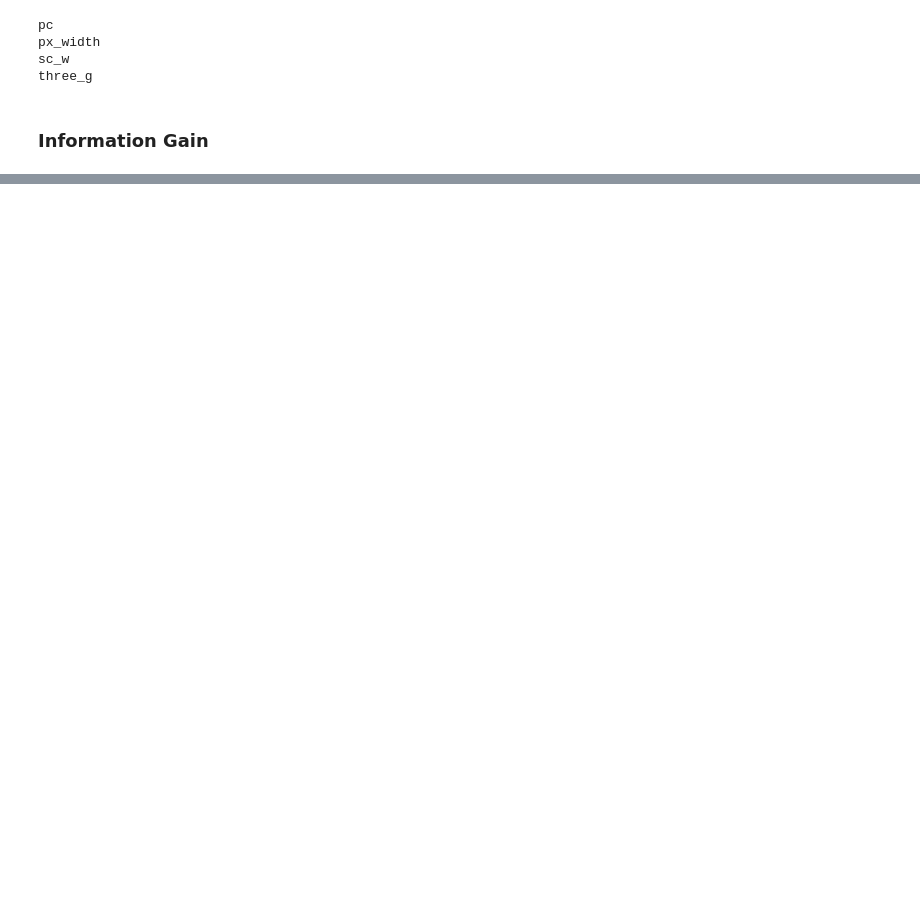
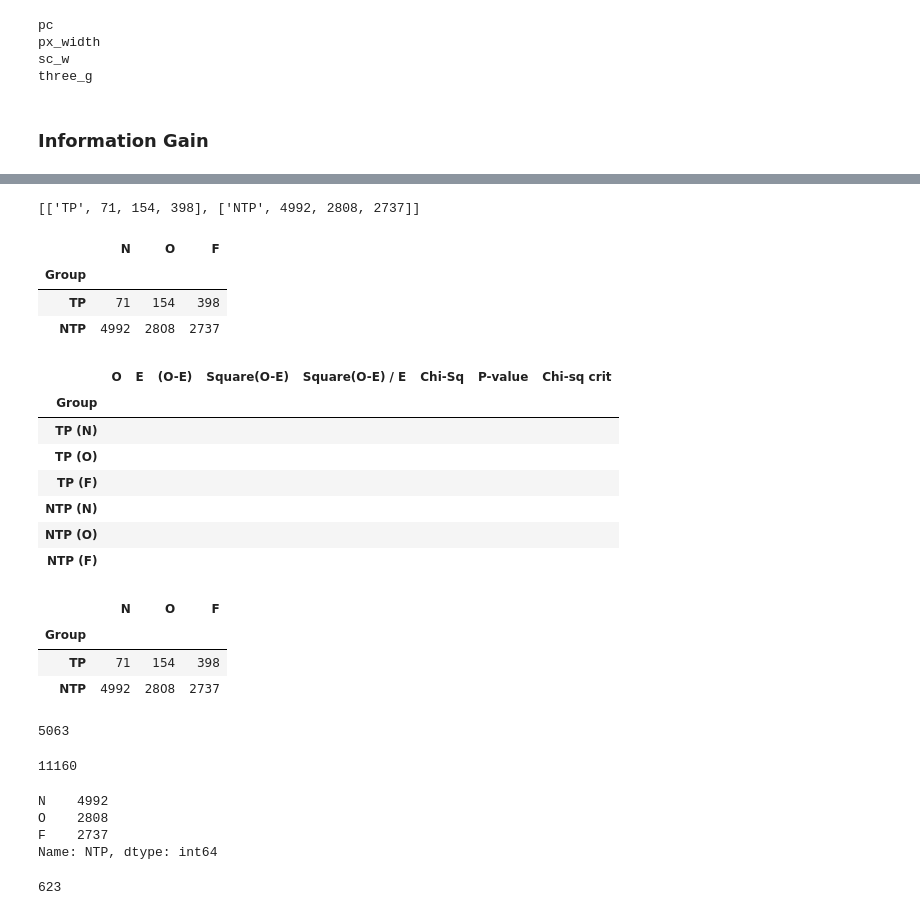
Before and after one commit to Bhaiyahns45/Machine-Learning, a Jupyter notebook: Week 3/Feature Selection.ipynb, the cells around one changed output, grey strips where cells are left out. Drawn from its saved outputs; the diff is of its cells as text; code cells hidden in the pictures; blank space fills up the shorter version.

```diff
--- a/Week 3/Feature Selection.ipynb
+++ b/Week 3/Feature Selection.ipynb
@@ -258,0 +820,16 @@ dtype: float64
+# %%
+no_of_group = ['TP','NTP']
+
+category = ['N','O','F']
+
+values_dict = {'TP':[71,154,398],
+              'NTP':[4992,2808,2737]}
+# %%
+data = []
+for gp in no_of_group:
+    g1 = [gp] + [val for val in values_dict[gp]]
+    data.append(g1)
+# %%
+data
+# %% [output]
+[['TP', 71, 154, 398], ['NTP', 4992, 2808, 2737]]
@@ -258,0 +841,54 @@ dtype: float64
+# %%
+data
+# %% [output]
+|  | N | O | F |
+| Group |  |  |  |
+| TP | 71 | 154 | 398 |
+| NTP | 4992 | 2808 | 2737 |
+# %%
+chi_data = []
+for gp in no_of_group:
+    for cat in category:
+        name = f'{gp} ({cat})'
+        g1 = [name] + [""]*8
+        chi_data.append(g1)
+
+chi_table = pd.DataFrame(chi_data, columns = ['Group', 'O', 'E', '(O-E)', 'Square(O-E)', 'Square(O-E) / E', 'Chi-Sq','P-value', 'Chi-sq crit'])
+chi_table.set_index('Group', inplace = True)
+# %%
+chi_table
+# %% [output]
+|  | O | E | (O-E) | Square(O-E) | Square(O-E) / E | Chi-Sq | P-value | Chi-sq crit |
+| Group |  |  |  |  |  |  |  |  |
+| TP (N) |  |  |  |  |  |  |  |  |
+| TP (O) |  |  |  |  |  |  |  |  |
+| TP (F) |  |  |  |  |  |  |  |  |
+| NTP (N) |  |  |  |  |  |  |  |  |
+| NTP (O) |  |  |  |  |  |  |  |  |
+| NTP (F) |  |  |  |  |  |  |  |  |
+# %%
+data
+# %% [output]
+|  | N | O | F |
+| Group |  |  |  |
+| TP | 71 | 154 | 398 |
+| NTP | 4992 | 2808 | 2737 |
+# %%
+sum(data['N'].values)
+# %% [output]
+5063
+# %%
+sum([sum(data[cat].values) for cat in category])
+# %% [output]
+11160
+# %%
+data.iloc[1]
+# %% [output]
+N    4992
+O    2808
+F    2737
+Name: NTP, dtype: int64
+# %%
+np.sum(data[data.index.get_level_values('Group').str.fullmatch("TP")].values)
+# %% [output]
+623
```
Also changed, not shown: parts of 95 cells of this notebook.
